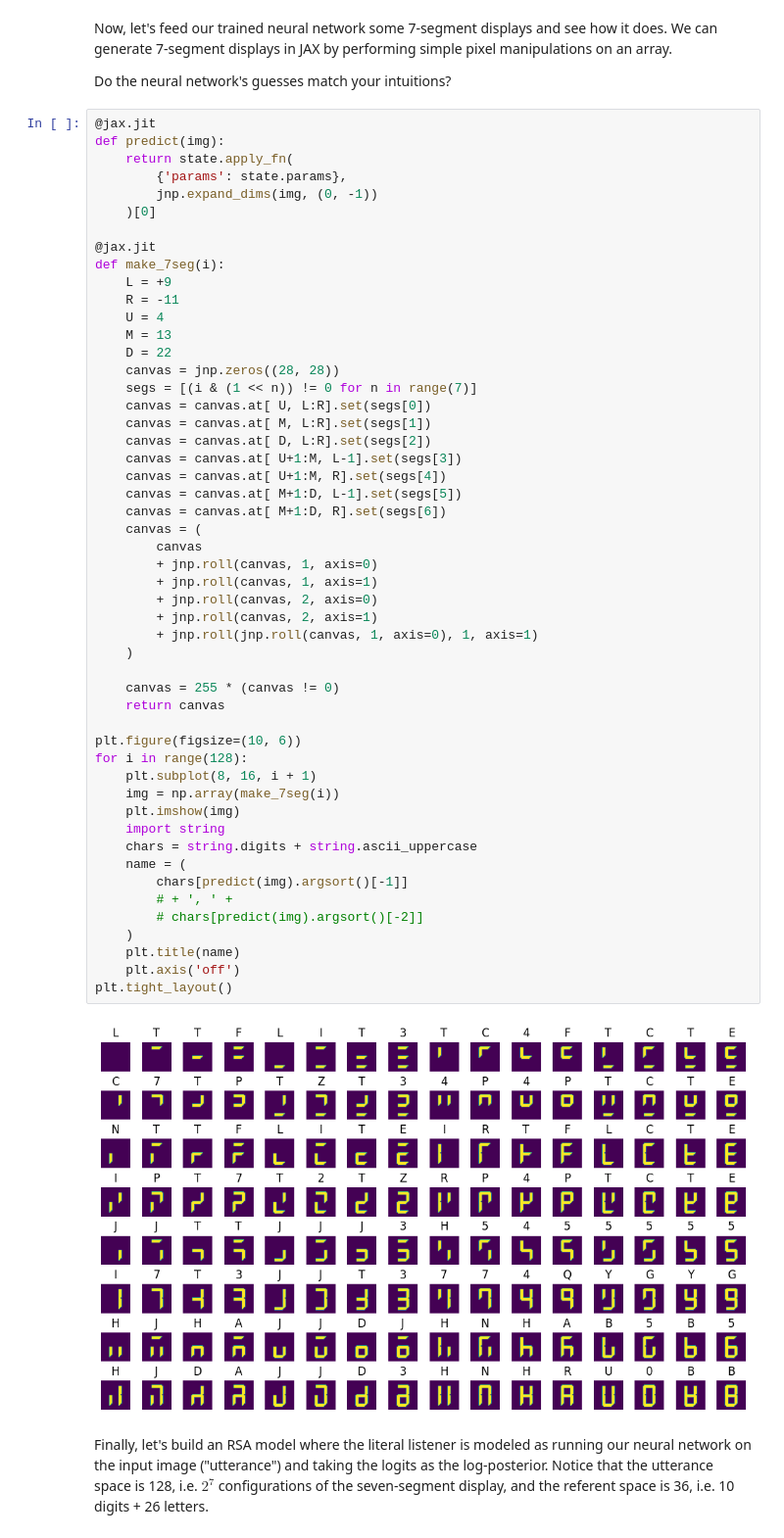
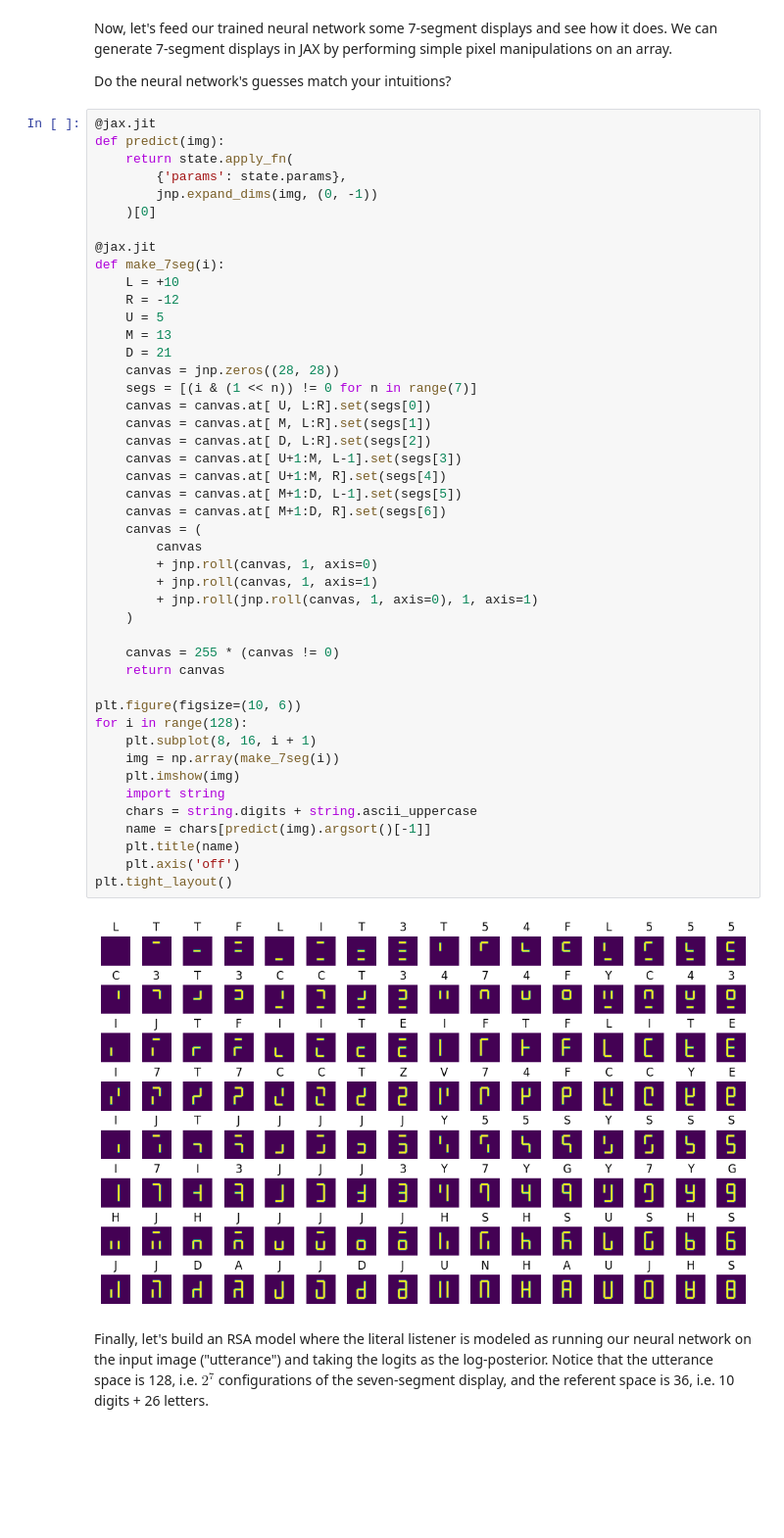
Before and after one commit to kach/memo, a Jupyter notebook: demo/demo-7segment.ipynb, the cells around one changed output. Shown at 98% size. Saved outputs shown, nothing was run; the diff lists cells and outputs as text; blank space fills up the shorter version.

```diff
--- a/demo/demo-7segment.ipynb
+++ b/demo/demo-7segment.ipynb
@@ -147,49 +147,43 @@ def predict(img):
 
 @jax.jit
 def make_7seg(i):
-    L = +9
-    R = -11
-    U = 4
+    L = +10
+    R = -12
+    U = 5
     M = 13
-    D = 22
+    D = 21
     canvas = jnp.zeros((28, 28))
     segs = [(i & (1 << n)) != 0 for n in range(7)]
     canvas = canvas.at[ U, L:R].set(segs[0])
     canvas = canvas.at[ M, L:R].set(segs[1])
     canvas = canvas.at[ D, L:R].set(segs[2])
     canvas = canvas.at[ U+1:M, L-1].set(segs[3])
     canvas = canvas.at[ U+1:M, R].set(segs[4])
     canvas = canvas.at[ M+1:D, L-1].set(segs[5])
     canvas = canvas.at[ M+1:D, R].set(segs[6])
     canvas = (
         canvas
         + jnp.roll(canvas, 1, axis=0)
         + jnp.roll(canvas, 1, axis=1)
-        + jnp.roll(canvas, 2, axis=0)
-        + jnp.roll(canvas, 2, axis=1)
         + jnp.roll(jnp.roll(canvas, 1, axis=0), 1, axis=1)
     )
 
     canvas = 255 * (canvas != 0)
     return canvas
 
 plt.figure(figsize=(10, 6))
 for i in range(128):
     plt.subplot(8, 16, i + 1)
     img = np.array(make_7seg(i))
     plt.imshow(img)
     import string
     chars = string.digits + string.ascii_uppercase
-    name = (
-        chars[predict(img).argsort()[-1]]
-        # + ', ' +
-        # chars[predict(img).argsort()[-2]]
-    )
+    name = chars[predict(img).argsort()[-1]]
     plt.title(name)
     plt.axis('off')
 plt.tight_layout()
 # %% [output]
-[figure, old version]
+[figure, new version]
 # %% [markdown]
 Finally, let's build an RSA model where the literal listener is modeled as running our neural network on the input image ("utterance") and taking the logits as the log-posterior. Notice that the utterance space is 128, i.e. $2^7$ configurations of the seven-segment display, and the referent space is 36, i.e. 10 digits + 26 letters.
 # %%
```
Also changed, not shown: parts of 2 cells of this notebook.
